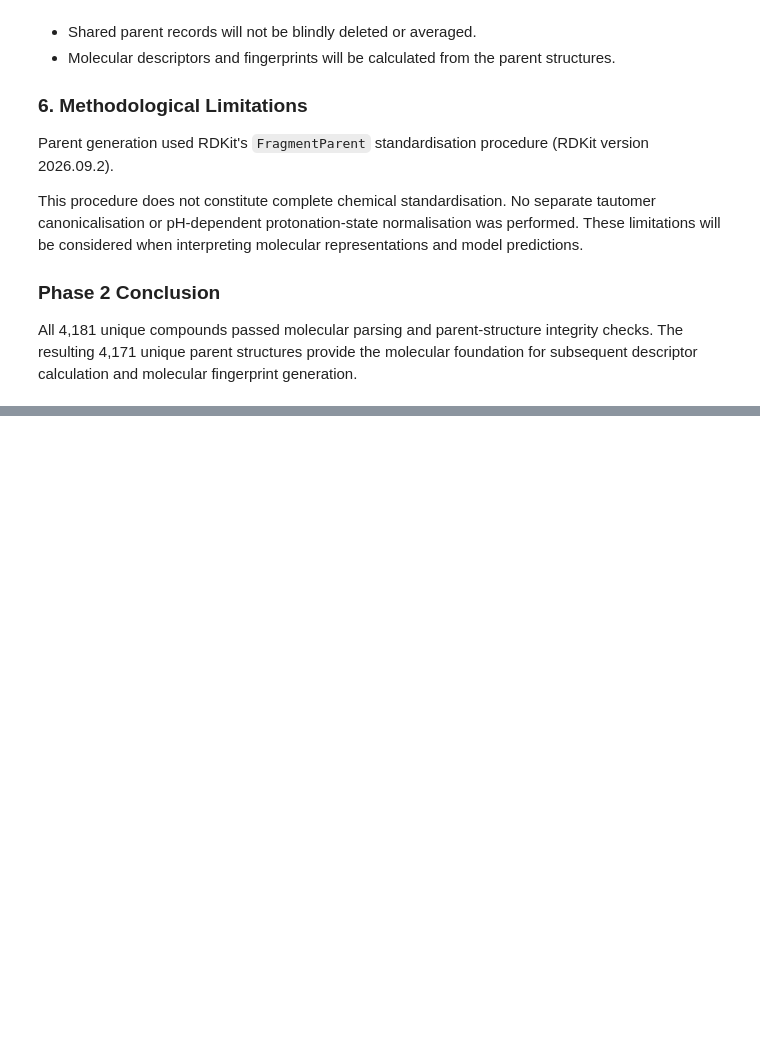
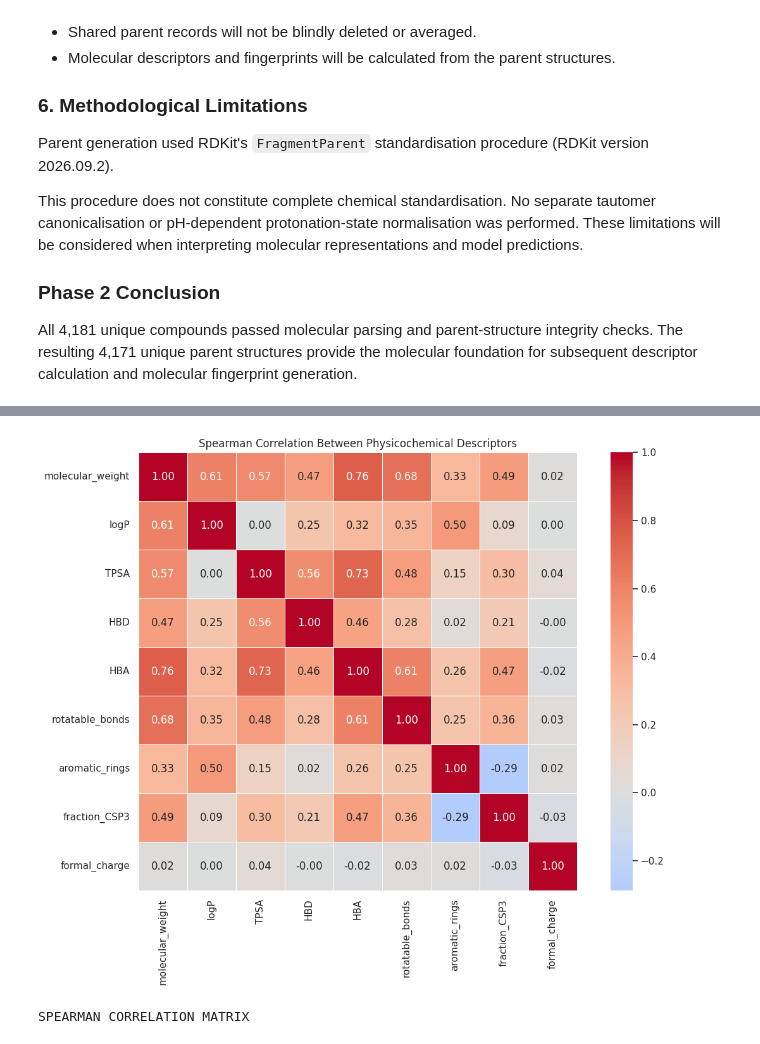
Before and after one commit to Aadarshmishra13/ai-driven-drug-discovery, a Jupyter notebook: notebooks/01_EGFR_Target_and_ChEMBL_Data_Audit.ipynb, the cells around one changed output, grey strips where cells are left out. Drawn from its saved outputs; the diff is of its cells as text; code cells hidden in the pictures; blank space fills up the shorter version.

```diff
--- a/notebooks/01_EGFR_Target_and_ChEMBL_Data_Audit.ipynb
+++ b/notebooks/01_EGFR_Target_and_ChEMBL_Data_Audit.ipynb
@@ -3894,0 +4350,33 @@ All 4,181 unique compounds passed molecular parsing and parent-structure integri
+# %%
+
+# PHASE 3 — STEP 6
+# Spearman correlation analysis
+
+import matplotlib.pyplot as plt
+import seaborn as sns
+
+spearman_corr = unique_parent_df[
+    descriptor_columns
+].corr(method="spearman")
+
+plt.figure(figsize=(12, 9))
+
+sns.heatmap(
+    spearman_corr,
+    annot=True,
+    fmt=".2f",
+    cmap="coolwarm",
+    center=0,
+    square=True,
+    linewidths=0.5
+)
+
+plt.title("Spearman Correlation Between Physicochemical Descriptors")
+plt.tight_layout()
+plt.show()
+
+print("SPEARMAN CORRELATION MATRIX")
+display(spearman_corr.round(3))
+# %% [output]
+[figure, added]
+SPEARMAN CORRELATION MATRIX
```
Also changed, not shown: parts of 18 cells of this notebook.
